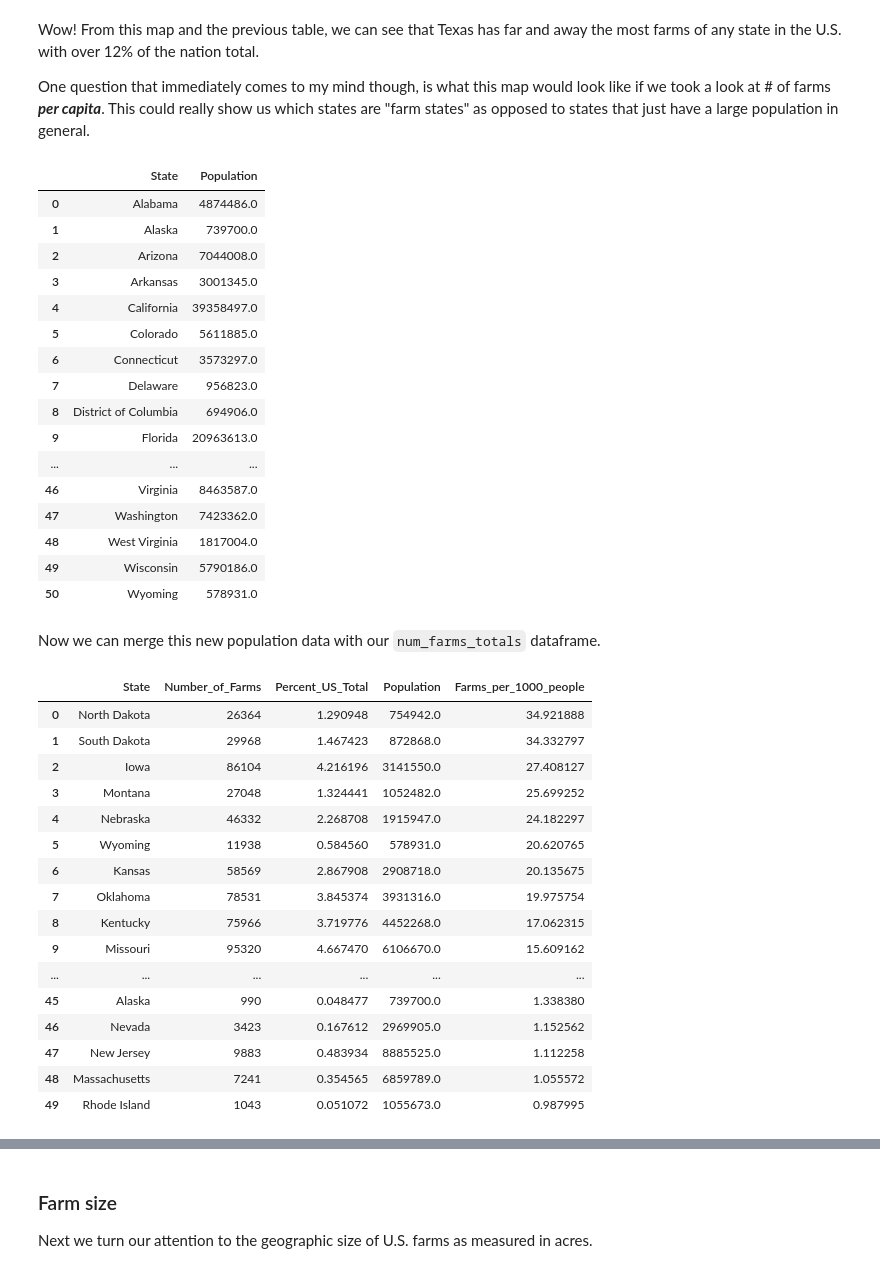
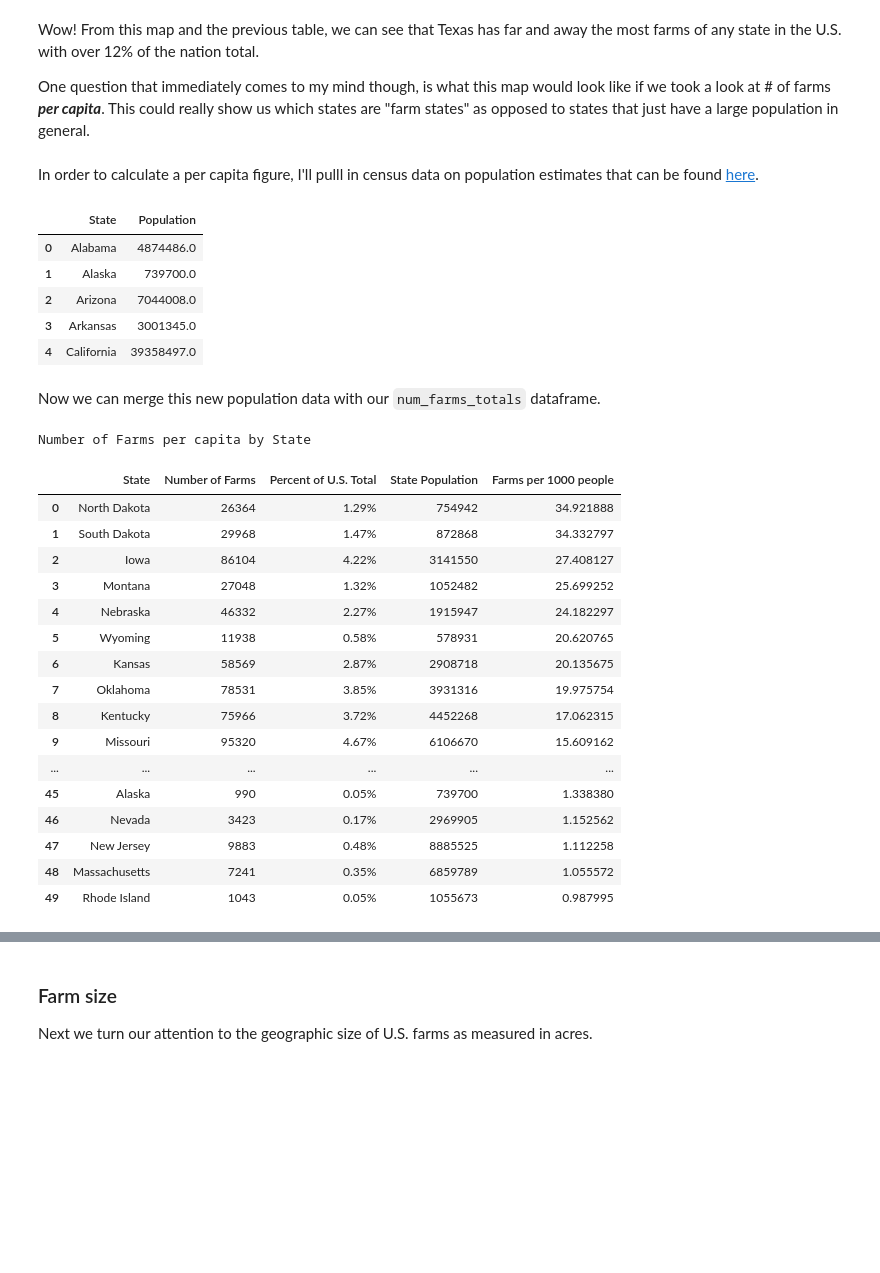
Before and after one commit to PateDHubbard/agg_census_data_analysis, a Jupyter notebook: notebook.ipynb, the cells around one changed output, grey strips where cells are left out. Cells and saved outputs as stored; diff of their text form; code cells hidden in the pictures; blank space fills up the shorter version.

```diff
--- a/notebook.ipynb
+++ b/notebook.ipynb
@@ -246,63 +253,69 @@ plot_map(num_farms_totals, "State", "Number_of_Farms", title="Total # of Farms p
 Wow! From this map and the previous table, we can see that Texas has far and away the most farms of any state in the U.S. with over 12% of the nation total.
 
 One question that immediately comes to my mind though, is what this map would look like if we took a look at # of farms ***per capita***. This could really show us which states are "farm states" as opposed to states that just have a large population in general.
+# %% [markdown]
+In order to calculate a per capita figure, I'll pulll in census data on population estimates that can be found [here](https://www2.census.gov/programs-surveys/popest/tables/2010-2019/state/totals/).
 # %%
-state_pop_df_raw = pd.read_excel("https://www2.census.gov/programs-surveys/popest/tables/2010-2019/state/totals/nst-est2019-01.xlsx")
+# Reading in census data on population estimates
+state_pop_df_raw = pd.read_excel(
+    "https://www2.census.gov/programs-surveys/popest/tables/2010-2019/state/totals/nst-est2019-01.xlsx"
+)
 rows_to_drop = [0 , 1, 2] + list(range(3,8)) + list(range(59, 66))
 
 new_header_row = state_pop_df_raw.iloc[2].copy()
 new_header_row[0] = "State"
 
 state_pop_df = state_pop_df_raw.drop(rows_to_drop)
-# state_pop_df.reset_index(inplace=True)
 state_pop_df.columns = new_header_row
 state_pop_df["State"] = state_pop_df["State"].str.replace(".", "", regex=True)
 state_pop_df.reset_index(drop=True, inplace=True)
 
 population_2017 = state_pop_df[["State", 2017]]
 population_2017.columns = ["State",  "Population"]
-population_2017
+
+# Previewing the first 5 rows of the df
+population_2017.head()
 # %% [output]
 |  | State | Population |
 | 0 | Alabama | 4874486.0 |
 | 1 | Alaska | 739700.0 |
 | 2 | Arizona | 7044008.0 |
 | 3 | Arkansas | 3001345.0 |
 | 4 | California | 39358497.0 |
-| 5 | Colorado | 5611885.0 |
-| 6 | Connecticut | 3573297.0 |
-| 7 | Delaware | 956823.0 |
-| 8 | District of Columbia | 694906.0 |
-| 9 | Florida | 20963613.0 |
-| ... | ... | ... |
-| 46 | Virginia | 8463587.0 |
-| 47 | Washington | 7423362.0 |
-| 48 | West Virginia | 1817004.0 |
-| 49 | Wisconsin | 5790186.0 |
-| 50 | Wyoming | 578931.0 |
 # %% [markdown]
 Now we can merge this new population data with our `num_farms_totals` dataframe.
 # %%
 farms_per_capita = num_farms_totals.merge(population_2017, how="left", left_on="State", right_on="State")
 farms_per_capita["Farms_per_1000_people"] = farms_per_capita["Number_of_Farms"] / (farms_per_capita["Population"]/1000)
 farms_per_capita.sort_values("Farms_per_1000_people", inplace=True, ascending=False)
+farms_per_capita["Population"] = farms_per_capita["Population"].astype(int)
+# farms_per_capita["Farms_per_1000_people"] = farms_per_capita["Farms_per_1000_people"].astype(np.int64)
 farms_per_capita.reset_index(drop=True, inplace=True)
-farms_per_capita
+
+style_dataframe(
+    farms_per_capita,
+    title="Number of Farms per capita by State",
+    column_names=["State", "Number of Farms", "Percent of U.S. Total", "State Population", "Farms per 1000 people"],
+    percent_column_indexes=[2],
+    heatmap=True,
+    heatmap_subset=["Farms_per_1000_people"]
+)
 # %% [output]
+Number of Farms per capita by State
-|  | State | Number_of_Farms | Percent_US_Total | Population | Farms_per_1000_people |
-| 0 | North Dakota | 26364 | 1.290948 | 754942.0 | 34.921888 |
-| 1 | South Dakota | 29968 | 1.467423 | 872868.0 | 34.332797 |
-| 2 | Iowa | 86104 | 4.216196 | 3141550.0 | 27.408127 |
-| 3 | Montana | 27048 | 1.324441 | 1052482.0 | 25.699252 |
-| 4 | Nebraska | 46332 | 2.268708 | 1915947.0 | 24.182297 |
-| 5 | Wyoming | 11938 | 0.584560 | 578931.0 | 20.620765 |
-| 6 | Kansas | 58569 | 2.867908 | 2908718.0 | 20.135675 |
-| 7 | Oklahoma | 78531 | 3.845374 | 3931316.0 | 19.975754 |
-| 8 | Kentucky | 75966 | 3.719776 | 4452268.0 | 17.062315 |
-| 9 | Missouri | 95320 | 4.667470 | 6106670.0 | 15.609162 |
+|  | State | Number of Farms | Percent of U.S. Total | State Population | Farms per 1000 people |
+| 0 | North Dakota | 26364 | 1.29% | 754942 | 34.921888 |
+| 1 | South Dakota | 29968 | 1.47% | 872868 | 34.332797 |
+| 2 | Iowa | 86104 | 4.22% | 3141550 | 27.408127 |
+| 3 | Montana | 27048 | 1.32% | 1052482 | 25.699252 |
+| 4 | Nebraska | 46332 | 2.27% | 1915947 | 24.182297 |
+| 5 | Wyoming | 11938 | 0.58% | 578931 | 20.620765 |
+| 6 | Kansas | 58569 | 2.87% | 2908718 | 20.135675 |
+| 7 | Oklahoma | 78531 | 3.85% | 3931316 | 19.975754 |
+| 8 | Kentucky | 75966 | 3.72% | 4452268 | 17.062315 |
+| 9 | Missouri | 95320 | 4.67% | 6106670 | 15.609162 |
 | ... | ... | ... | ... | ... | ... |
-| 45 | Alaska | 990 | 0.048477 | 739700.0 | 1.338380 |
-| 46 | Nevada | 3423 | 0.167612 | 2969905.0 | 1.152562 |
-| 47 | New Jersey | 9883 | 0.483934 | 8885525.0 | 1.112258 |
-| 48 | Massachusetts | 7241 | 0.354565 | 6859789.0 | 1.055572 |
-| 49 | Rhode Island | 1043 | 0.051072 | 1055673.0 | 0.987995 |
+| 45 | Alaska | 990 | 0.05% | 739700 | 1.338380 |
+| 46 | Nevada | 3423 | 0.17% | 2969905 | 1.152562 |
+| 47 | New Jersey | 9883 | 0.48% | 8885525 | 1.112258 |
+| 48 | Massachusetts | 7241 | 0.35% | 6859789 | 1.055572 |
+| 49 | Rhode Island | 1043 | 0.05% | 1055673 | 0.987995 |
```
Also changed, not shown: parts of 61 cells of this notebook, 2 other files.
